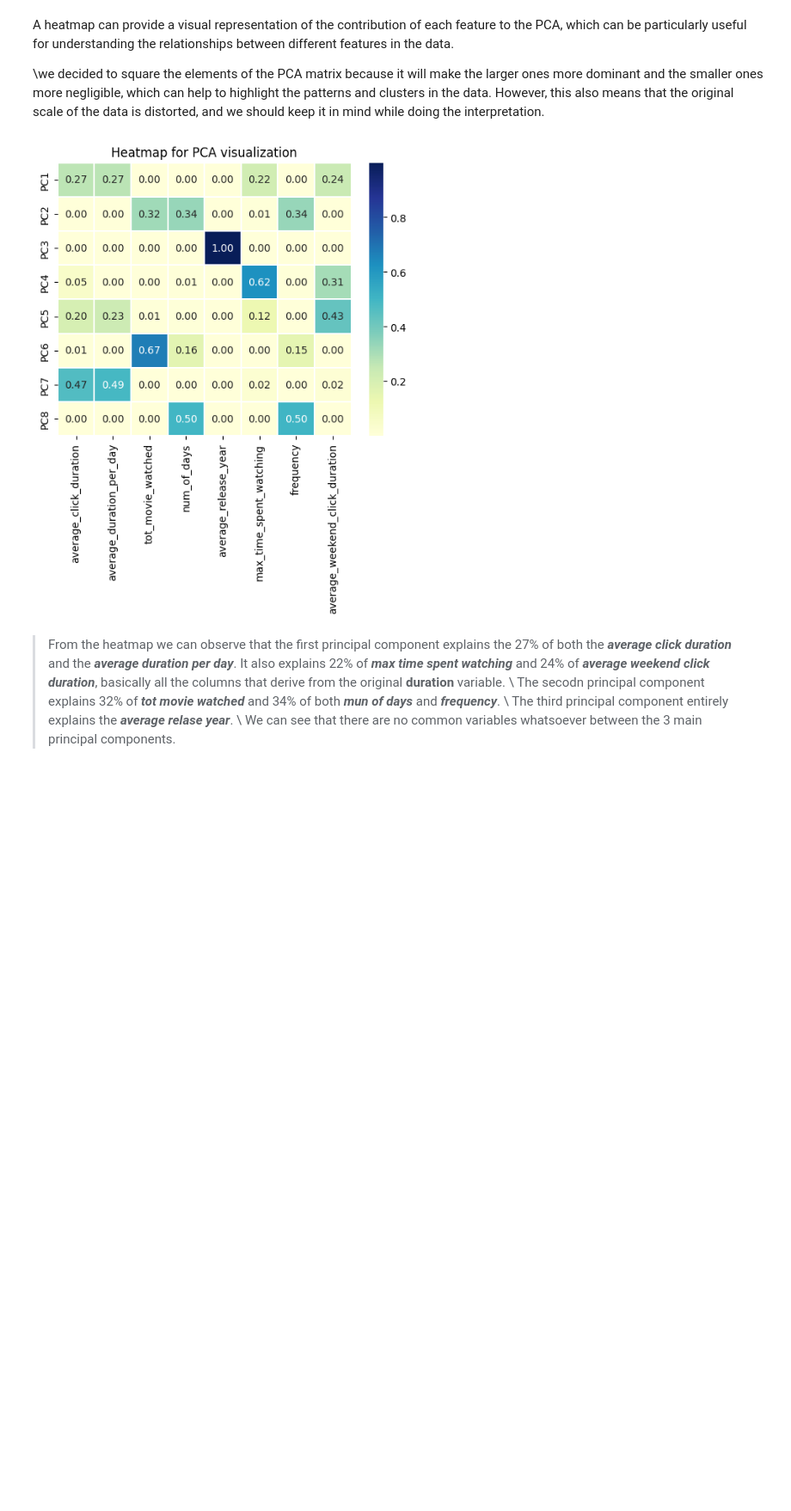
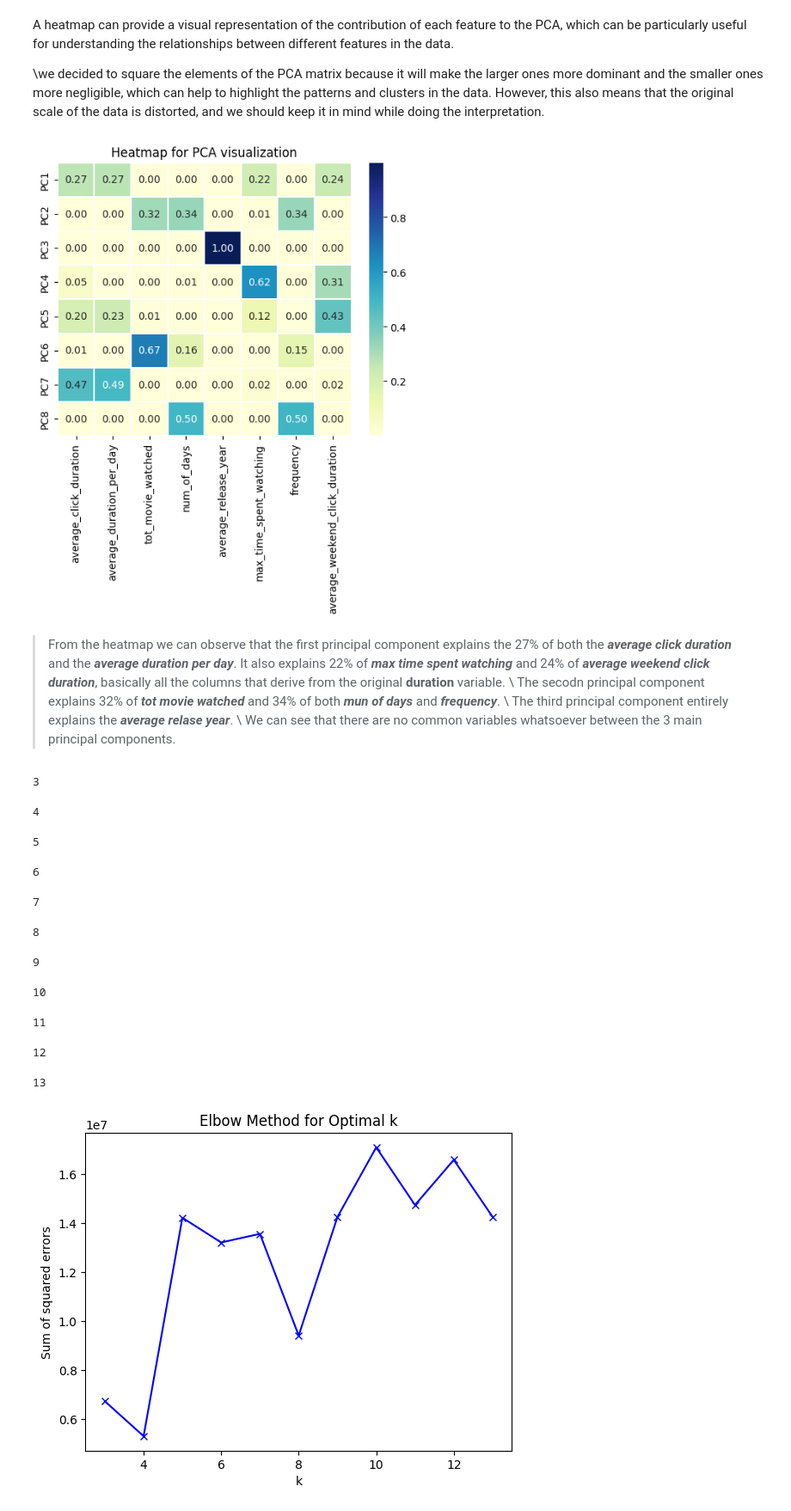
Before and after one commit to do3-173/ADM_HW4, a Jupyter notebook: HMW4_(Q2_2_1_and_2_2).ipynb, the cells around one changed output. Shown at 86% size. Cells and saved outputs as stored; diff of their text form; code cells hidden in the pictures; blank space fills up the shorter version.

Commit message:
[2.3] Kmeans random + elbow method

```diff
--- a/HMW4_(Q2_2_1_and_2_2).ipynb
+++ b/HMW4_(Q2_2_1_and_2_2).ipynb
@@ -1025,0 +1097,35 @@ The secodn principal component explains 32% of ***tot movie watched*** and 34% o
+# %%
+# Loading data
+data_spark = spark.createDataFrame(final_df_normalized)
+
+# Feature names which will be used
+feature_names = [
+    "average_click_duration", "average_duration_per_day",
+    "tot_movie_watched", "num_of_days",
+    "average_release_year", "max_time_spent_watching",
+    "frequency", "average_weekend_click_duration"
+]
+
+# Conversion to rdd
+data_rdd = data_spark.rdd.map(lambda row: np.array([row[col] for col in feature_names]))
+max_k = 13
+sse_values = elbow_method(data_rdd, max_k)
+plt.plot(range(3, max_k + 1), sse_values, 'bx-')
+plt.xlabel('k')
+plt.ylabel('Sum of squared errors')
+plt.title('Elbow Method for Optimal k')
+plt.show()
+spark.stop()
+# %% [output]
+3
+4
+5
+6
+7
+8
+9
+10
+11
+12
+13
+[figure, added]
```
Also changed, not shown: parts of 8 cells of this notebook.
